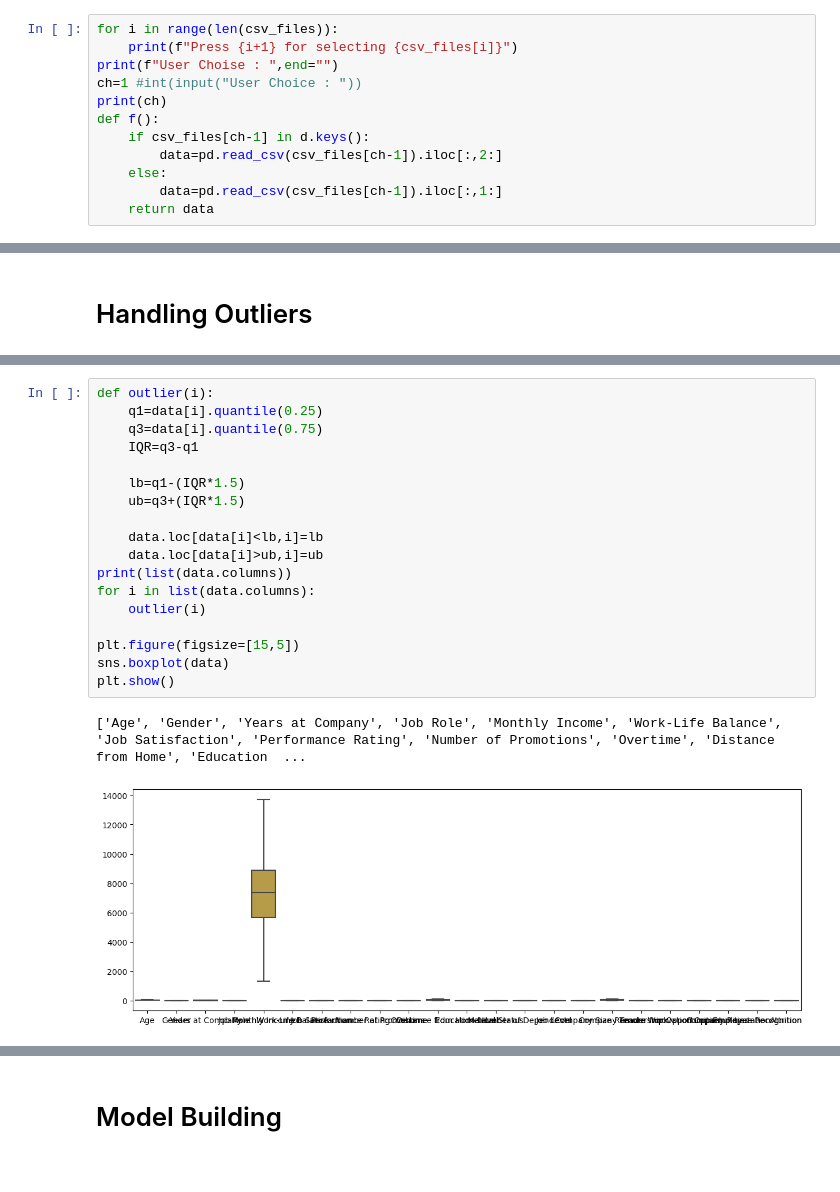
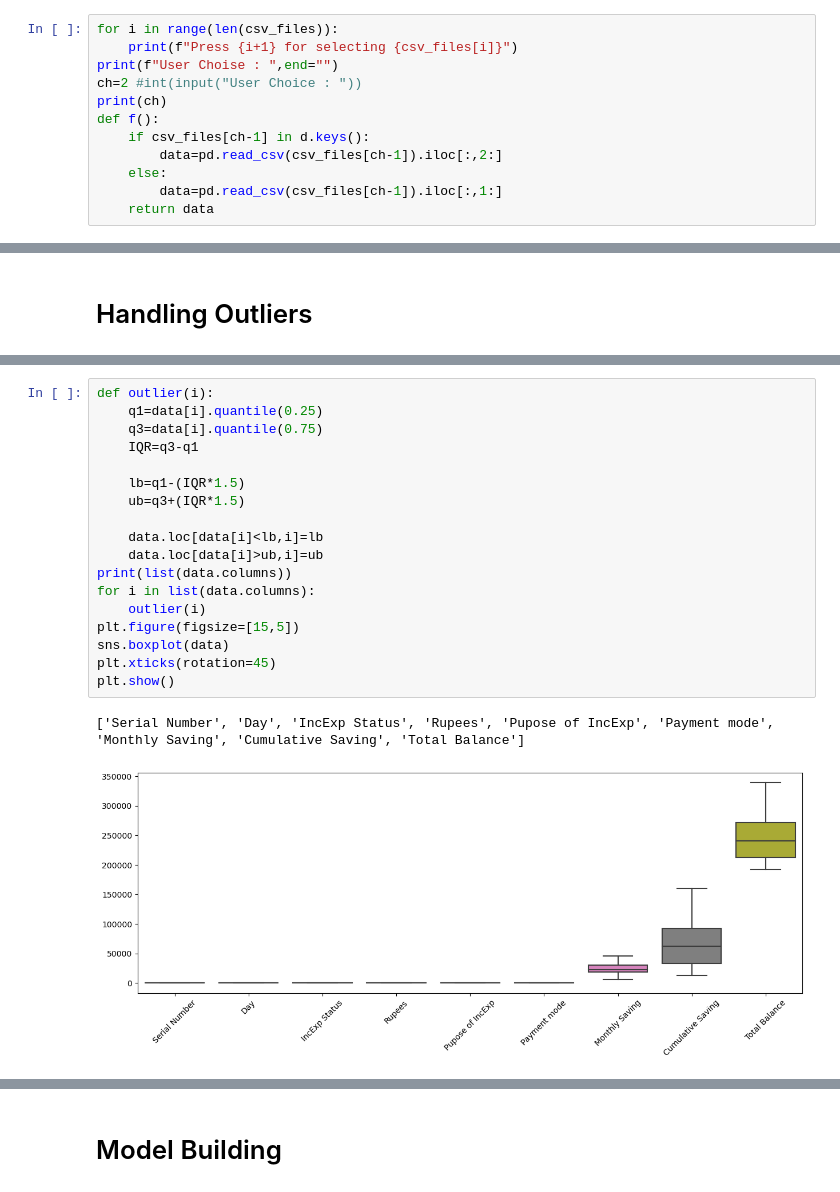
Before and after one commit to BDheerajChandan/CollegeProjects, a Jupyter notebook: InHouse Projects/ML-DL_SelfProjects/ML Model Build Automation/AutoModelBuilding.ipynb, the cells around one changed output, grey strips where cells are left out. Saved outputs shown, nothing was run; the diff lists cells and outputs as text.

```diff
--- a/InHouse Projects/ML-DL_SelfProjects/ML Model Build Automation/AutoModelBuilding.ipynb
+++ b/InHouse Projects/ML-DL_SelfProjects/ML Model Build Automation/AutoModelBuilding.ipynb
@@ -38,7 +38,7 @@ c:\Users\KIIT\Desktop\GitHUB\CollegeProjects\InHouse Projects\ML-DL_SelfProjects
 for i in range(len(csv_files)):
     print(f"Press {i+1} for selecting {csv_files[i]}")
 print(f"User Choise : ",end="")
-ch=1 #int(input("User Choice : "))
+ch=2 #int(input("User Choice : "))
 print(ch)
 def f():
     if csv_files[ch-1] in d.keys():
@@ -279,22 +268,22 @@ memory usage: 6.8 MB
 # %%
 def outlier(i):
     q1=data[i].quantile(0.25)
     q3=data[i].quantile(0.75)
     IQR=q3-q1
 
     lb=q1-(IQR*1.5)
     ub=q3+(IQR*1.5)
 
     data.loc[data[i]<lb,i]=lb
     data.loc[data[i]>ub,i]=ub
 print(list(data.columns))
 for i in list(data.columns):
     outlier(i)
-
 plt.figure(figsize=[15,5])
 sns.boxplot(data)
+plt.xticks(rotation=45)
 plt.show()
 # %% [output]
-['Age', 'Gender', 'Years at Company', 'Job Role', 'Monthly Income', 'Work-Life Balance', 'Job Satisfaction', 'Performance Rating', 'Number of Promotions', 'Overtime', 'Distance from Home', 'Education  ...
+['Serial Number', 'Day', 'IncExp Status', 'Rupees', 'Pupose of IncExp', 'Payment mode', 'Monthly Saving', 'Cumulative Saving', 'Total Balance']
-[figure, old version]
+[figure, new version]
 # %%
```
Also changed, not shown: parts of 22 cells of this notebook, 4 other files.
